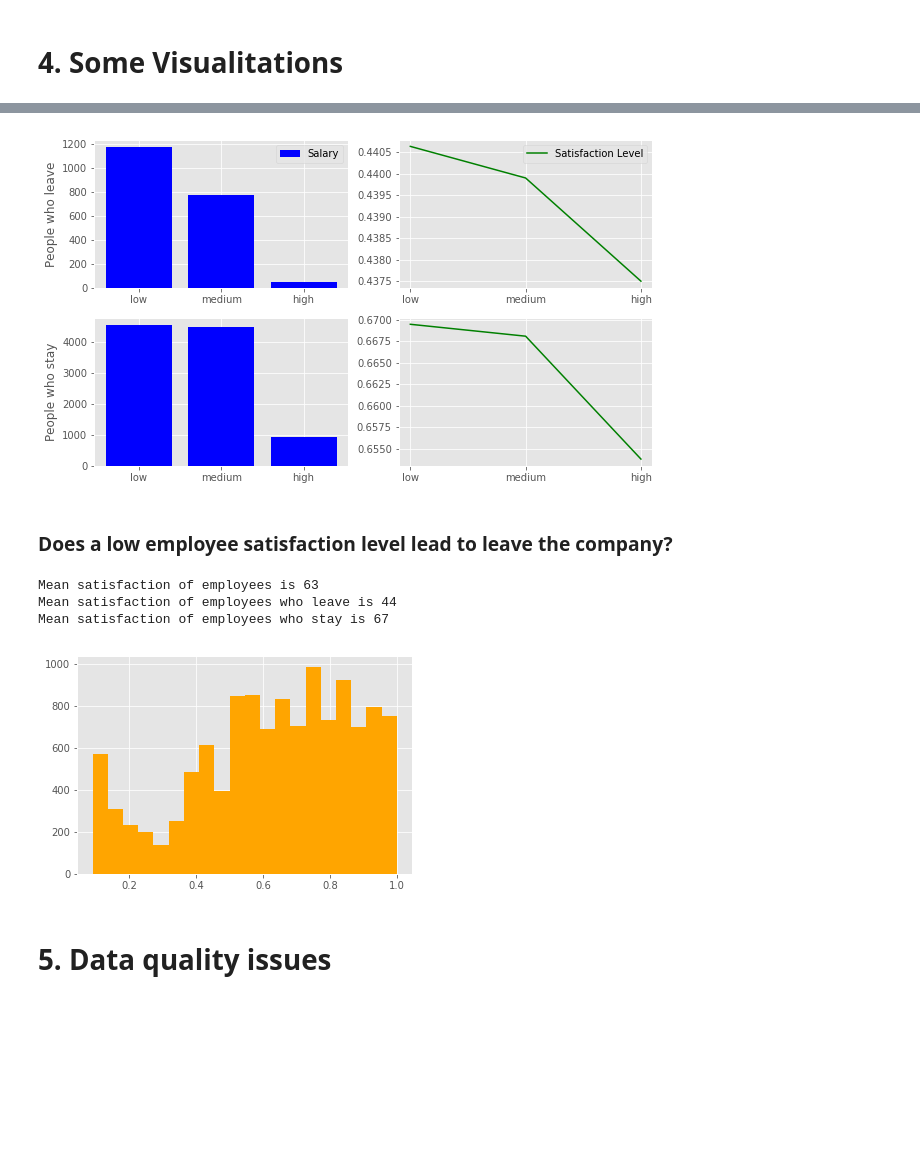
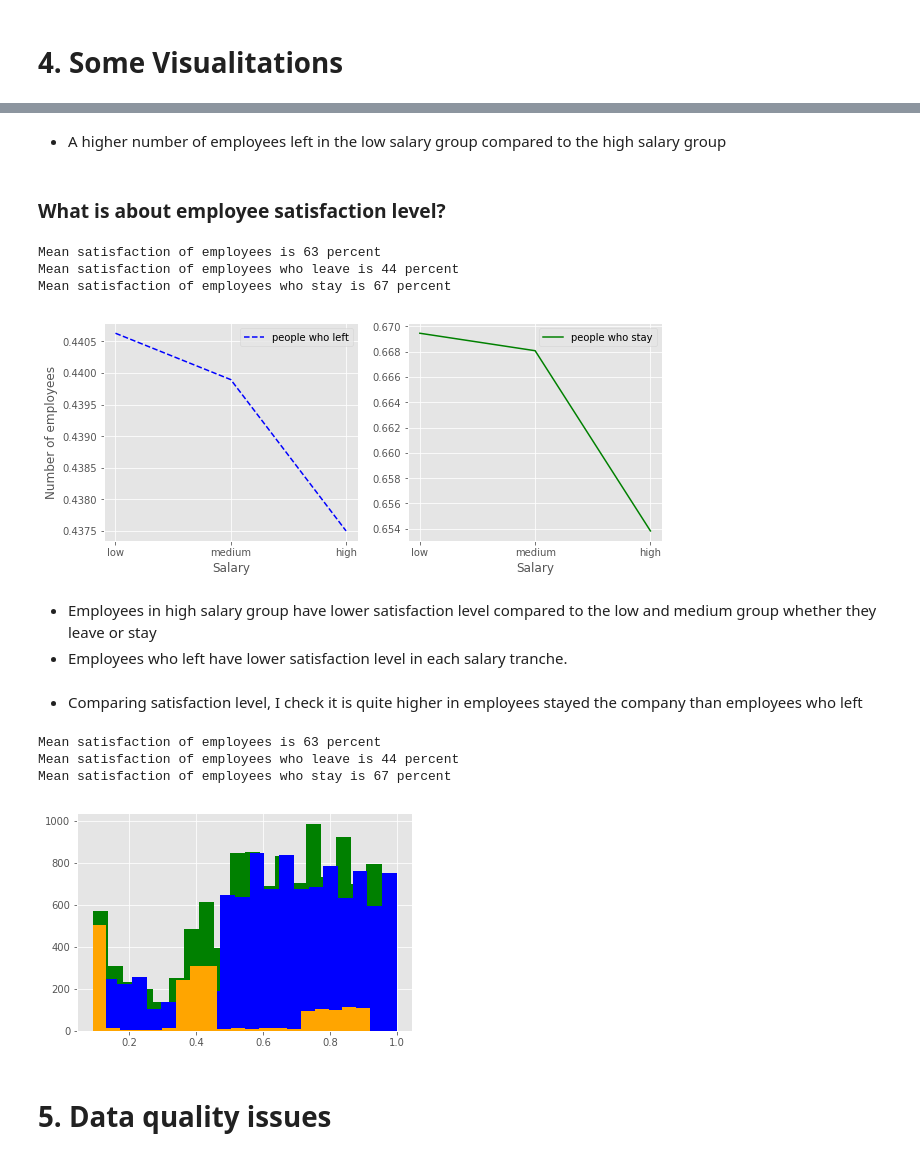
Before and after one commit to MariaGamero/TFM-ReasonsforEmployeeTurnover, a Jupyter notebook: Employee_retention.ipynb, the cells around one changed output, grey strips where cells are left out. Saved outputs shown, nothing was run; the diff lists cells and outputs as text; code cells hidden in the pictures; blank space fills up the shorter version.

Commit message:
visualization and analisys added

```diff
--- a/Employee_retention.ipynb
+++ b/Employee_retention.ipynb
@@ -189,6 +188,0 @@ plt.show()
-# %%
-X=hr_no_dupl['salary'].unique()
-Y1=people_who_leave.groupby(['salary'])['left'].count().reset_index().sort_values('left', ascending=False ).left.values
-Y2=people_who_stay.groupby(['salary'])['left'].count().reset_index().sort_values('left', ascending=False ).left.values
-Y3=people_who_leave.groupby(['salary'])['satisfaction_level'].mean().reset_index().sort_values('satisfaction_level', ascending=False).satisfaction_level.values
-Y4=people_who_stay.groupby(['salary'])['satisfaction_level'].mean().reset_index().sort_values('satisfaction_level', ascending=False).satisfaction_level.values
@@ -195,35 +210,49 @@ Y4=people_who_stay.groupby(['salary'])['satisfaction_level'].mean().reset_index(
+# %% [markdown]
+*  A higher number of employees left in the low salary group compared to the high salary group
+# %% [markdown]
+### What is about employee satisfaction level?
+# %%
+print('Mean satisfaction of employees is %.f percent'%(hr_no_dupl.satisfaction_level.mean()*100))
+print('Mean satisfaction of employees who leave is %.f percent' %(people_who_leave.satisfaction_level.mean()*100))
+print('Mean satisfaction of employees who stay is %.f percent' %(people_who_stay.satisfaction_level.mean()*100))
+# %% [output]
+Mean satisfaction of employees is 63 percent
+Mean satisfaction of employees who leave is 44 percent
+Mean satisfaction of employees who stay is 67 percent
 # %%
-figure, axs = plt.subplots(2,2)
+figure, axs = plt.subplots(ncols=2)
 
-axs[0,0].bar(X, Y1,color='blue')
-axs[0,1].plot(X, Y3,color='green')
-axs[1,0].bar(X, Y2,color='blue')
-axs[1,1].plot(X, Y4,color='green')
+axs[0].plot(X, Y3,'b--')
+axs[1].plot(X, Y4,color='green',scalex=True)
+axs[0].set_ylabel('Number of employees')
+axs[0].set_xlabel('Salary')
+axs[1].set_xlabel('Salary')
 
-axs[0,0].set_ylabel('People who leave')
-axs[1,0].set_ylabel('People who stay')
-
-
-figure.set_size_inches(10,6)
-axs[0,0].legend(['Salary'])
-axs[0,1].legend(['Satisfaction Level'])
+figure.set_size_inches(10,4)
+axs[0].legend(['people who left'])
+axs[1].legend(['people who stay'])
 plt.show()
 # %% [output]
-[figure, old version]
+[figure, new version]
-# %% [markdown]
-### Does a low employee satisfaction level lead to leave the company?
+# %% [markdown]
+* Employees in high salary group have lower satisfaction level compared to the low and medium group whether they leave or stay
+* Employees who left have lower satisfaction level in each salary tranche.
+# %% [markdown]
+*  Comparing satisfaction level, I check  it is quite higher in employees stayed the company than employees who left
 # %%
-print('Mean satisfaction of employees is %.f'%(hr_no_dupl.satisfaction_level.mean()*100))
-print('Mean satisfaction of employees who leave is %.f' %(people_who_leave.satisfaction_level.mean()*100))
-print('Mean satisfaction of employees who stay is %.f' %(people_who_stay.satisfaction_level.mean()*100))
+print('Mean satisfaction of employees is %.f percent'%(hr_no_dupl.satisfaction_level.mean()*100))
+print('Mean satisfaction of employees who leave is %.f percent' %(people_who_leave.satisfaction_level.mean()*100))
+print('Mean satisfaction of employees who stay is %.f percent' %(people_who_stay.satisfaction_level.mean()*100))
 # %% [output]
-Mean satisfaction of employees is 63
-Mean satisfaction of employees who leave is 44
-Mean satisfaction of employees who stay is 67
+Mean satisfaction of employees is 63 percent
+Mean satisfaction of employees who leave is 44 percent
+Mean satisfaction of employees who stay is 67 percent
 # %%
-plt.hist(hr_no_dupl.satisfaction_level,bins=20,color='orange')
+plt.hist(hr_no_dupl.satisfaction_level,bins=20,color='green')
+plt.hist(people_who_stay.satisfaction_level,bins=20,color='blue')
+plt.hist(people_who_leave.satisfaction_level,bins=20,color='orange')
 plt.show()
 # %% [output]
-[figure, old version]
+[figure, new version]
 # %% [markdown]
 # 5. Data quality issues
```
Also changed, not shown: parts of 27 cells of this notebook.
